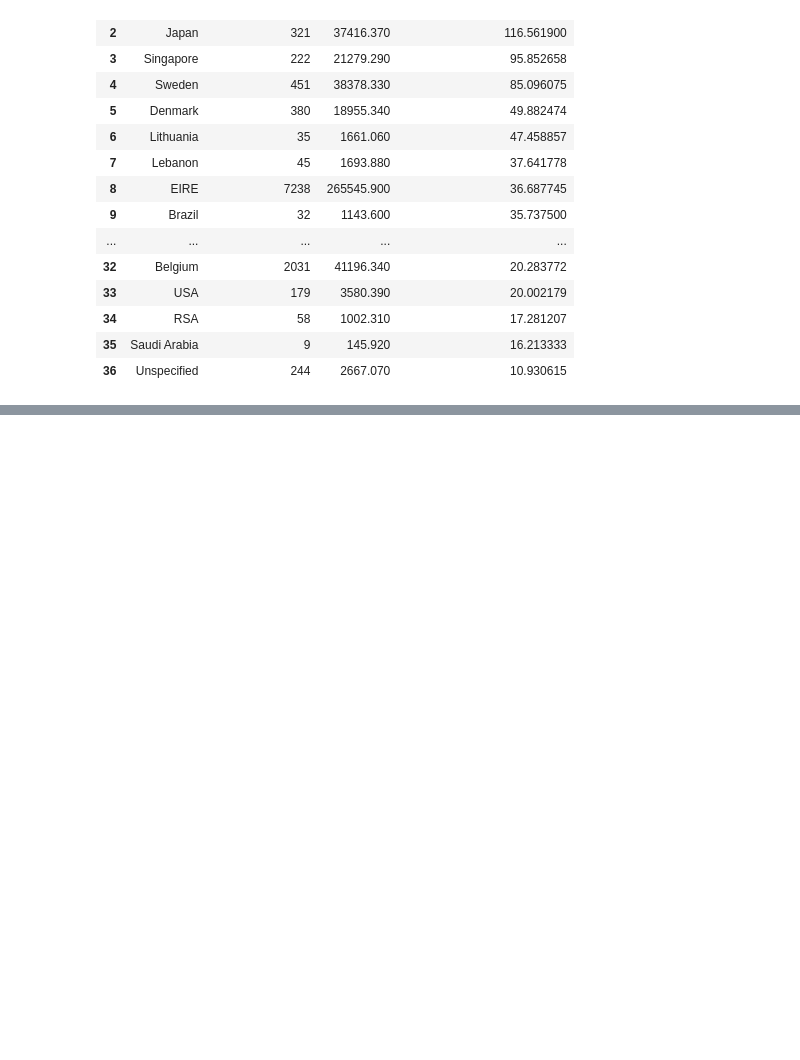
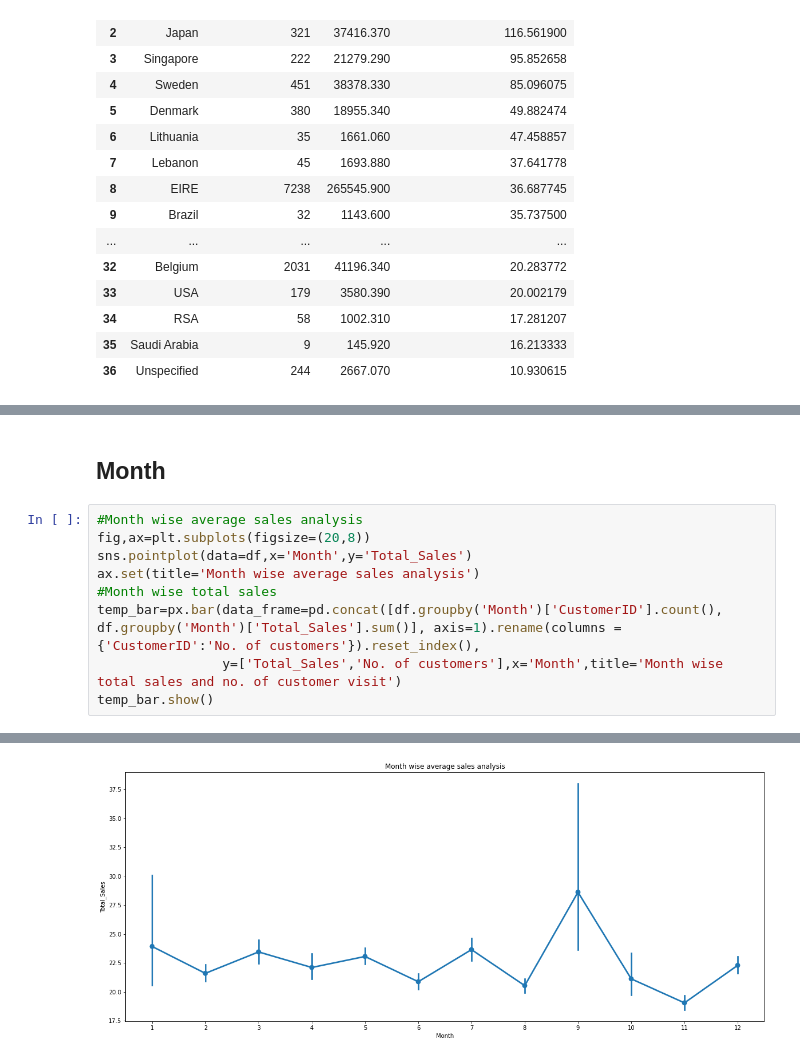
Before and after one commit to Rochakr4/Online-Retail-Customer-Segmentation, a Jupyter notebook: Online_Retail_Customer_Segmentation_Capstone_Project.ipynb, the cells around one changed output, grey strips where cells are left out. Saved outputs shown, nothing was run; the diff lists cells and outputs as text; blank space fills up the shorter version.

```diff
--- a/Online_Retail_Customer_Segmentation_Capstone_Project.ipynb
+++ b/Online_Retail_Customer_Segmentation_Capstone_Project.ipynb
@@ -280,3 +300,15 @@ px.bar(data_frame=temp_df.sort_values(by='Total sales to customer ratio',ascendi
                   title='Countries w.r.t total sales and sales to no. of customer ratio')
 # %% [output]
 [interactive output not drawn]
+# %% [markdown]
+## Month
+# %%
+#Month wise average sales analysis
+fig,ax=plt.subplots(figsize=(20,8))
+sns.pointplot(data=df,x='Month',y='Total_Sales')
+ax.set(title='Month wise average sales analysis')
+#Month wise total sales
+temp_bar=px.bar(data_frame=pd.concat([df.groupby('Month')['CustomerID'].count(), df.groupby('Month')['Total_Sales'].sum()], axis=1).rename(columns = {'CustomerID':'No. of customers'}).reset_index(),
+                y=['Total_Sales','No. of customers'],x='Month',title='Month wise total sales and no. of customer visit')
+temp_bar.show()
+# %% [output]
@@ -282,0 +316 @@ px.bar(data_frame=temp_df.sort_values(by='Total sales to customer ratio',ascendi
+[figure, added]
```
Also changed, not shown: parts of 18 cells of this notebook.
